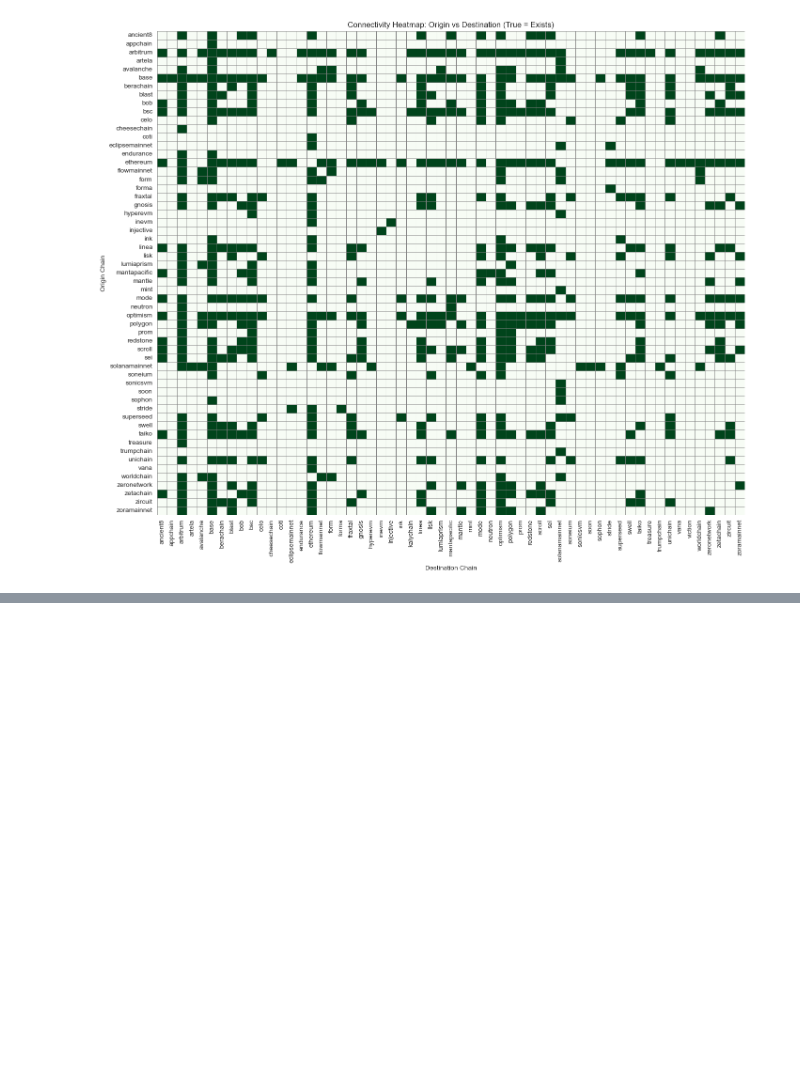
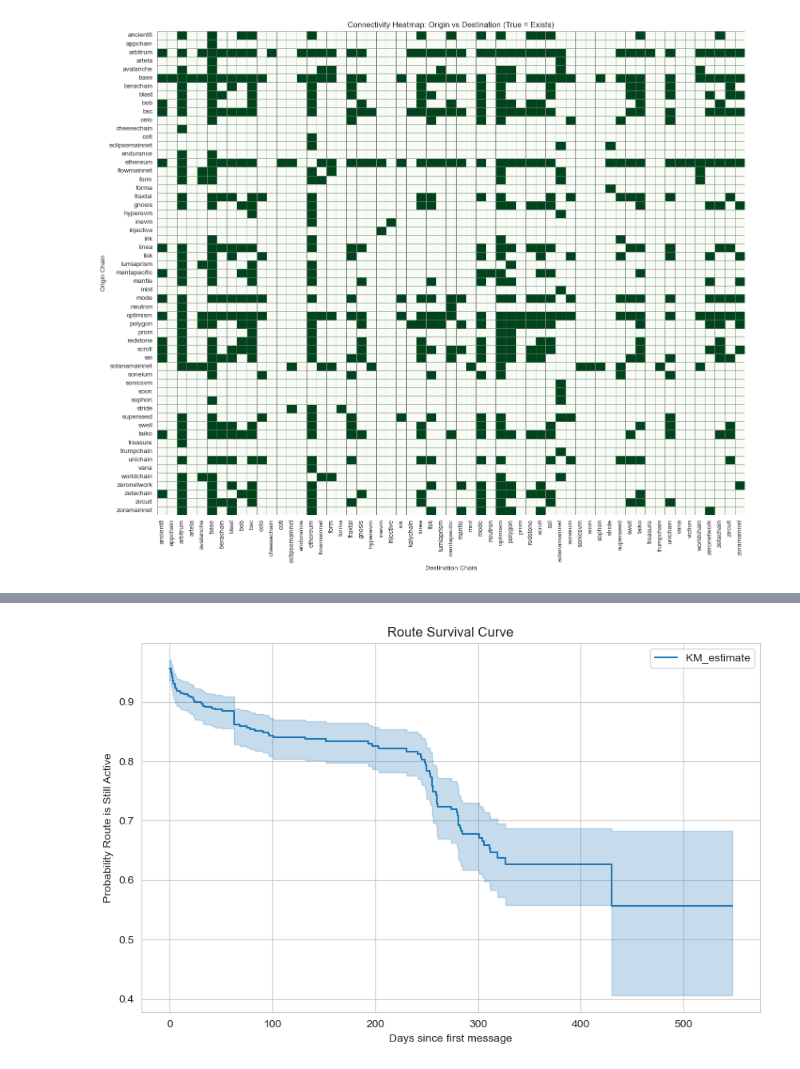
Before and after one commit to fabianriewe/hyperlane-jupyter, a Jupyter notebook: basic-stats.ipynb, the cells around one changed output, grey strips where cells are left out. Cells and saved outputs as stored; diff of their text form; code cells hidden in the pictures; blank space fills up the shorter version.

```diff
--- a/basic-stats.ipynb
+++ b/basic-stats.ipynb
@@ -233,0 +211,17 @@ plt.tight_layout()
+# %%
+# Convert date column to datetime if not already
+df['date'] = pd.to_datetime(df['date'])
+
+# Group by route and get first and last message dates
+route_lifespans = df.groupby('route_id').agg(
+    first_seen=('date', 'min'),
+    last_seen=('date', 'max')
+).reset_index()
+
+# Add duration in days
+route_lifespans['duration_days'] = (route_lifespans['last_seen'] - route_lifespans['first_seen']).dt.days
+
+# Add "event_occurred" flag: True if no message in last 30 days
+cutoff = df['date'].max() - pd.Timedelta(days=30)
+route_lifespans['inactive'] = route_lifespans['last_seen'] < cutoff
+route_lifespans
@@ -233,0 +242,17 @@ plt.tight_layout()
+# %%
+from lifelines import KaplanMeierFitter
+
+kmf = KaplanMeierFitter()
+
+# Fit the model
+kmf.fit(durations=route_lifespans['duration_days'], event_observed=route_lifespans['inactive'])
+# Plot the survival curve
+plt.figure(figsize=(10, 6))
+kmf.plot()
+plt.title('Route Survival Curve')
+plt.xlabel('Days since first message')
+plt.ylabel('Probability Route is Still Active')
+plt.grid(True)
+plt.show()
+# %% [output]
+[figure, added]
```
Also changed, not shown: parts of 9 cells of this notebook.
